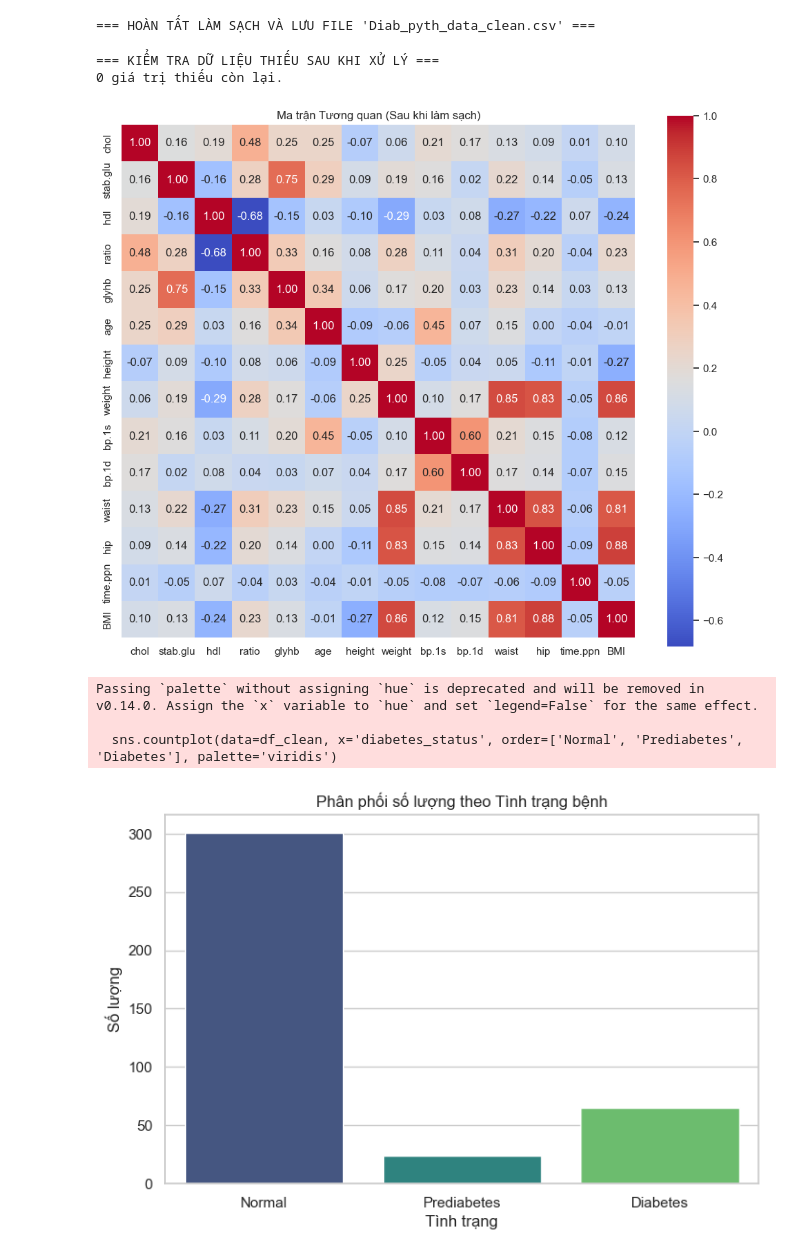
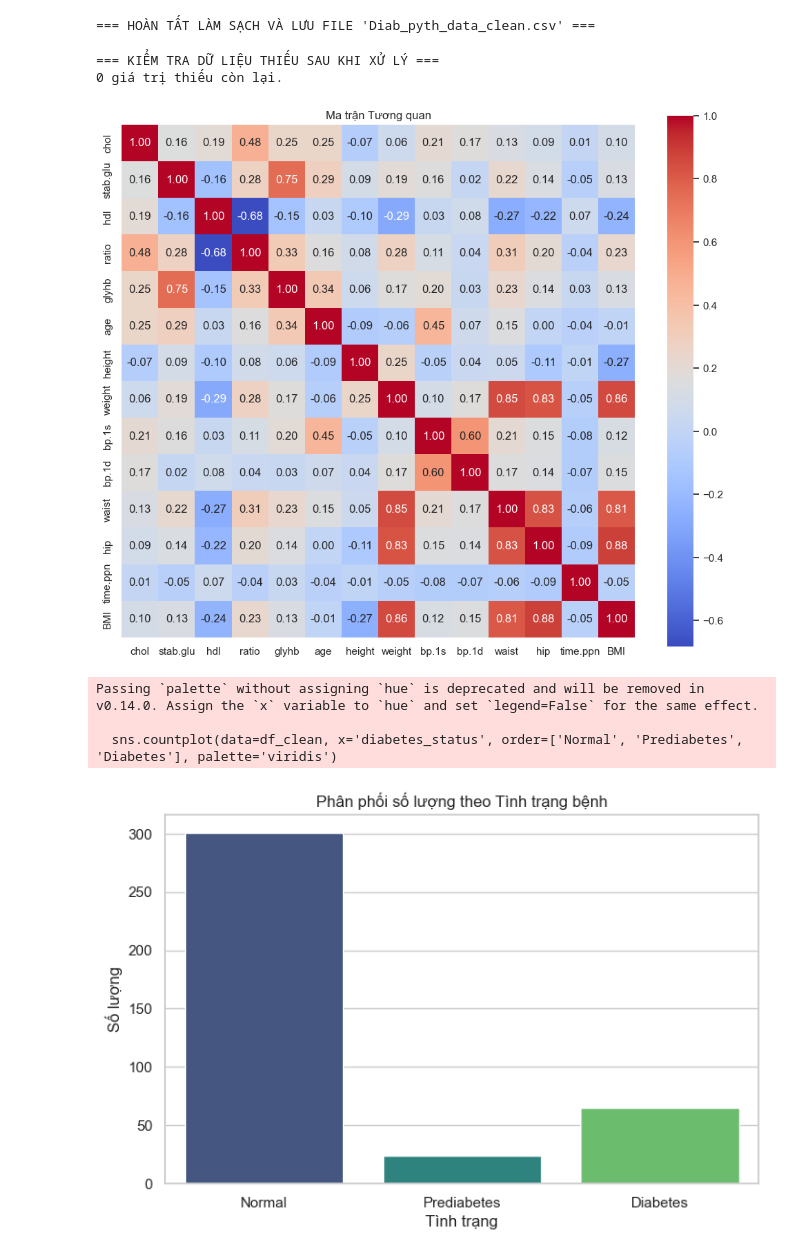
Before and after one commit to quocanh748/CS114_group1, a Jupyter notebook: Preprocess/eda.ipynb, the cells around one changed output. Drawn from its saved outputs; the diff is of its cells as text; code cells hidden in the pictures.

```diff
--- a/Preprocess/eda.ipynb
+++ b/Preprocess/eda.ipynb
@@ -100,34 +119,34 @@ print("=== HOÀN TẤT LÀM SẠCH VÀ LƯU FILE 'Diab_pyth_data_clean.csv' ==="
 # %%
 # 1. Kiểm tra lại dữ liệu thiếu
 print("=== KIỂM TRA DỮ LIỆU THIẾU SAU KHI XỬ LÝ ===")
 print(df_clean.isnull().sum().sum(), "giá trị thiếu còn lại.")
 
 # 2. Biểu đồ Heatmap thể hiện tương quan giữa các biến số sau khi làm sạch
 plt.figure(figsize=(12, 10))
 corr_clean = df_clean.select_dtypes(include=np.number).corr()
 sns.heatmap(corr_clean, annot=True, fmt=".2f", cmap='coolwarm', square=True)
-plt.title('Ma trận Tương quan (Sau khi làm sạch)')
+plt.title('Ma trận Tương quan')
 plt.show()
 
 # 3. Phân phối tình trạng tiểu đường (Cột mới tạo)
 plt.figure(figsize=(8, 5))
 sns.countplot(data=df_clean, x='diabetes_status', order=['Normal', 'Prediabetes', 'Diabetes'], palette='viridis')
 plt.title('Phân phối số lượng theo Tình trạng bệnh')
 plt.xlabel('Tình trạng')
 plt.ylabel('Số lượng')
 plt.show()
 
 # 4. Tương quan giữa Đường huyết ổn định (stab.glu) và Tình trạng bệnh
 plt.figure(figsize=(8, 6))
 sns.boxplot(data=df_clean, x='diabetes_status', y='stab.glu', order=['Normal', 'Prediabetes', 'Diabetes'], palette='Set2')
 plt.title('Mức đường huyết ổn định theo Tình trạng bệnh')
 plt.xlabel('Tình trạng')
 plt.ylabel('Đường huyết (stab.glu)')
 plt.show()
 # %% [output]
 === KIỂM TRA DỮ LIỆU THIẾU SAU KHI XỬ LÝ ===
 0 giá trị thiếu còn lại.
-[figure, old version]
+[figure, new version]
 Passing `palette` without assigning `hue` is deprecated and will be removed in v0.14.0. Assign the `x` variable to `hue` and set `legend=False` for the same effect.
 
   sns.countplot(data=df_clean, x='diabetes_status', order=['Normal', 'Prediabetes', 'Diabetes'], palette='viridis')
```
Also changed, not shown: parts of 7 cells of this notebook, 1 other file.
